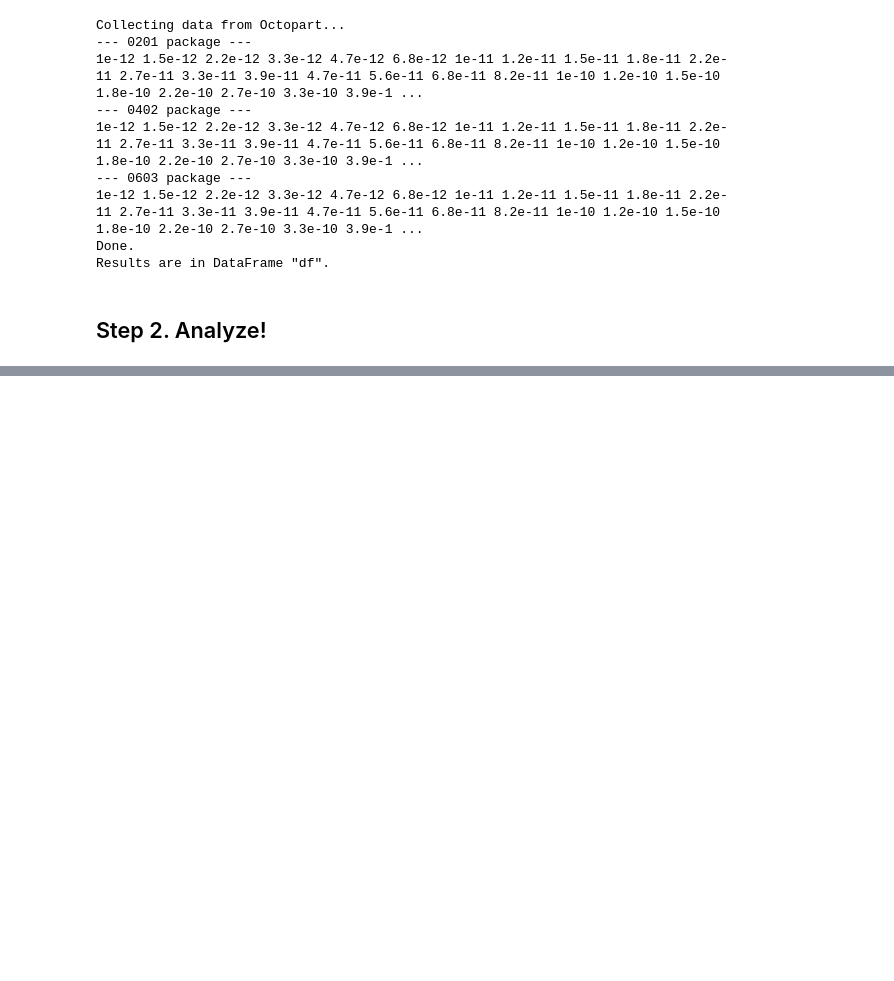
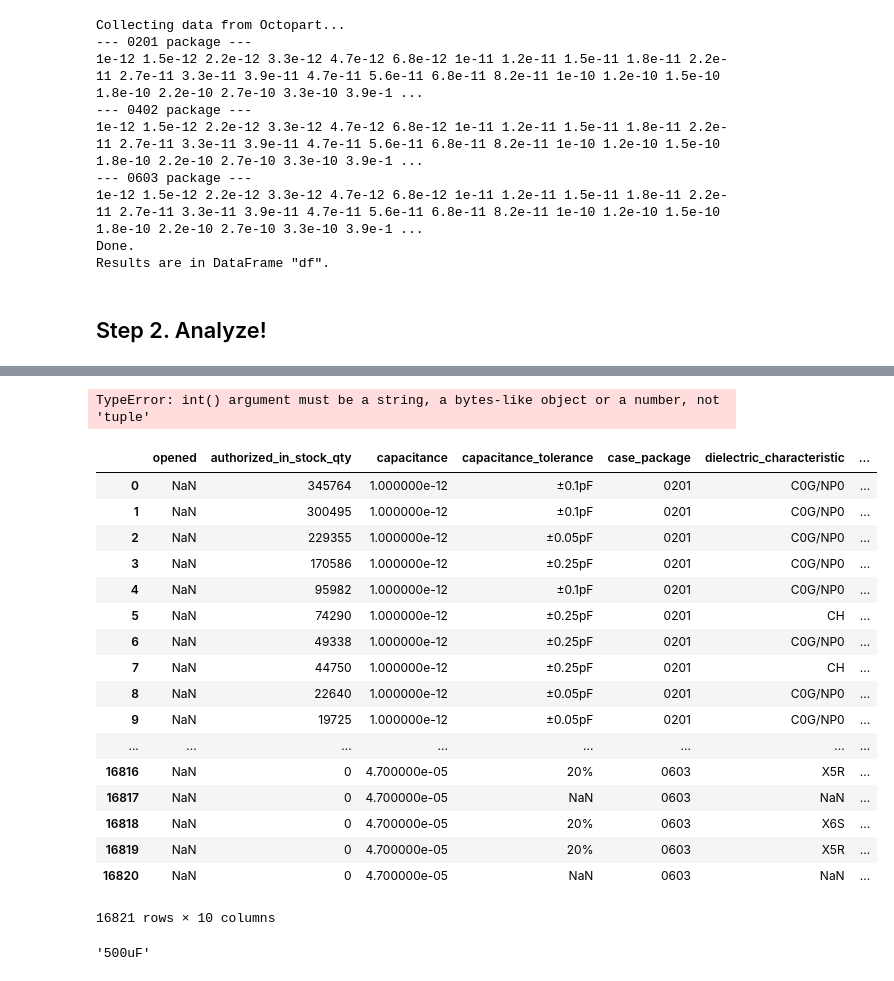
Before and after one commit to 2n3906/scottopart, a Jupyter notebook: notebooks/Capacitor Sourcing.ipynb, the cells around one changed output, grey strips where cells are left out. Saved outputs shown, nothing was run; the diff lists cells and outputs as text; code cells hidden in the pictures; blank space fills up the shorter version.

```diff
--- a/notebooks/Capacitor Sourcing.ipynb
+++ b/notebooks/Capacitor Sourcing.ipynb
@@ -126,0 +252,26 @@ df.groupby(['case_package', 'capacitance']).head(5)
+# %%
+piv2 = piv.reindex(columns=sorted(piv.columns, key=int))
+#df = df.reindex(columns=(['opened'] + list([a for a in df.columns if a != 'opened']) ))
+# %% [output]
+TypeError: int() argument must be a string, a bytes-like object or a number, not 'tuple'
+# %%
+df
+# %% [output]
+|  | opened | authorized_in_stock_qty | capacitance | capacitance_tolerance | case_package | dielectric_characteristic | ... |
+| 0 | NaN | 345764 | 1.000000e-12 | ±0.1pF | 0201 | C0G/NP0 | ... |
+| 1 | NaN | 300495 | 1.000000e-12 | ±0.1pF | 0201 | C0G/NP0 | ... |
+| 2 | NaN | 229355 | 1.000000e-12 | ±0.05pF | 0201 | C0G/NP0 | ... |
+| 3 | NaN | 170586 | 1.000000e-12 | ±0.25pF | 0201 | C0G/NP0 | ... |
+| 4 | NaN | 95982 | 1.000000e-12 | ±0.1pF | 0201 | C0G/NP0 | ... |
+| 5 | NaN | 74290 | 1.000000e-12 | ±0.25pF | 0201 | CH | ... |
+| 6 | NaN | 49338 | 1.000000e-12 | ±0.25pF | 0201 | C0G/NP0 | ... |
+| 7 | NaN | 44750 | 1.000000e-12 | ±0.25pF | 0201 | CH | ... |
+| 8 | NaN | 22640 | 1.000000e-12 | ±0.05pF | 0201 | C0G/NP0 | ... |
+| 9 | NaN | 19725 | 1.000000e-12 | ±0.05pF | 0201 | C0G/NP0 | ... |
+| ... | ... | ... | ... | ... | ... | ... | ... |
+| 16816 | NaN | 0 | 4.700000e-05 | 20% | 0603 | X5R | ... |
+| 16817 | NaN | 0 | 4.700000e-05 | NaN | 0603 | NaN | ... |
+| 16818 | NaN | 0 | 4.700000e-05 | 20% | 0603 | X6S | ... |
+| 16819 | NaN | 0 | 4.700000e-05 | 20% | 0603 | X5R | ... |
+| 16820 | NaN | 0 | 4.700000e-05 | NaN | 0603 | NaN | ... |
+16821 rows × 10 columns
@@ -126,0 +280,4 @@ df.groupby(['case_package', 'capacitance']).head(5)
+# %%
+scottopart.tools.format_value(0.0005, unit='F', with_space=False)
+# %% [output]
+'500uF'
```
Also changed, not shown: parts of 23 cells of this notebook, 2 other files.
